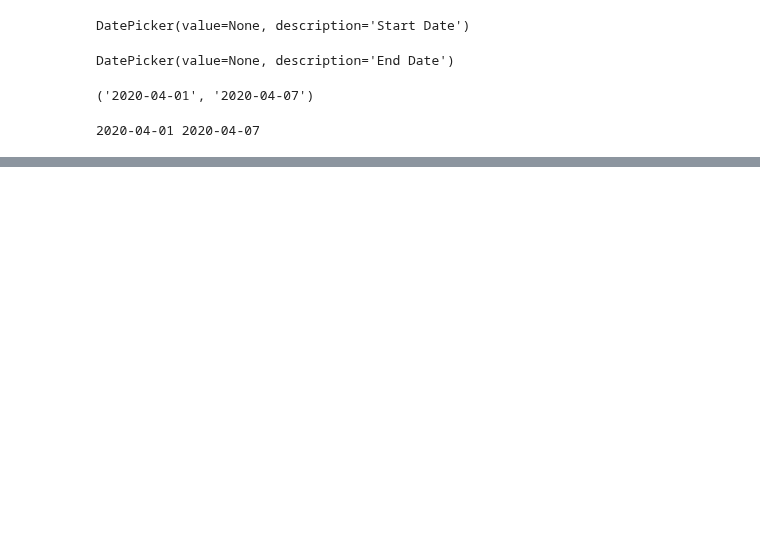
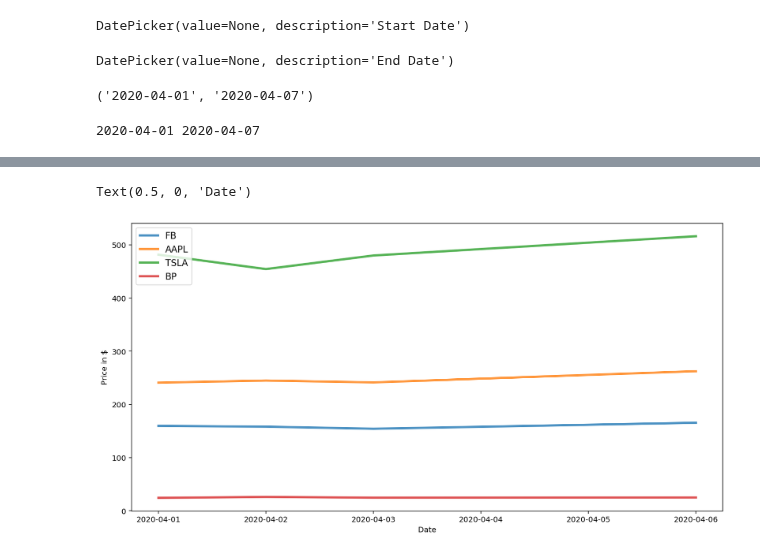
Before and after one commit to MrThomasLowe/honoursrepo, a Jupyter notebook: Master Version.ipynb, the cells around one changed output, grey strips where cells are left out. Saved outputs shown, nothing was run; the diff lists cells and outputs as text; code cells hidden in the pictures; blank space fills up the shorter version.

```diff
--- a/Master Version.ipynb
+++ b/Master Version.ipynb
@@ -46,3 +46,13 @@ start_date,end_date = date_from_widget()
 print(start_date,end_date)
 # %% [output]
 2020-04-01 2020-04-07
+# %%
+data = yahoo_financials.get_historical_price_data(start_date,end_date,'daily')
+
+prices_df = pd.DataFrame({
+    asset: {x['formatted_date']: x['adjclose'] for x in data[asset]['prices']} for asset in tickers
+})
+
+prices_df.index.name="formatted_date"
+prices_df.index = pd.to_datetime(prices_df.index)
+prices_df.head()
@@ -48,0 +66,10 @@ print(start_date,end_date)
+# %%
+plt.figure(figsize=(14,7))
+for c in prices_df.columns.values:
+    plt.plot(prices_df.index,prices_df[c], lw=3, alpha=0.8,label=c)
+plt.legend(loc='upper left', fontsize=12)
+plt.ylabel('Price in $')
+plt.xlabel('Date')
+# %% [output]
+Text(0.5, 0, 'Date')
+[figure, added]
```
Also changed, not shown: parts of 6 cells of this notebook.
